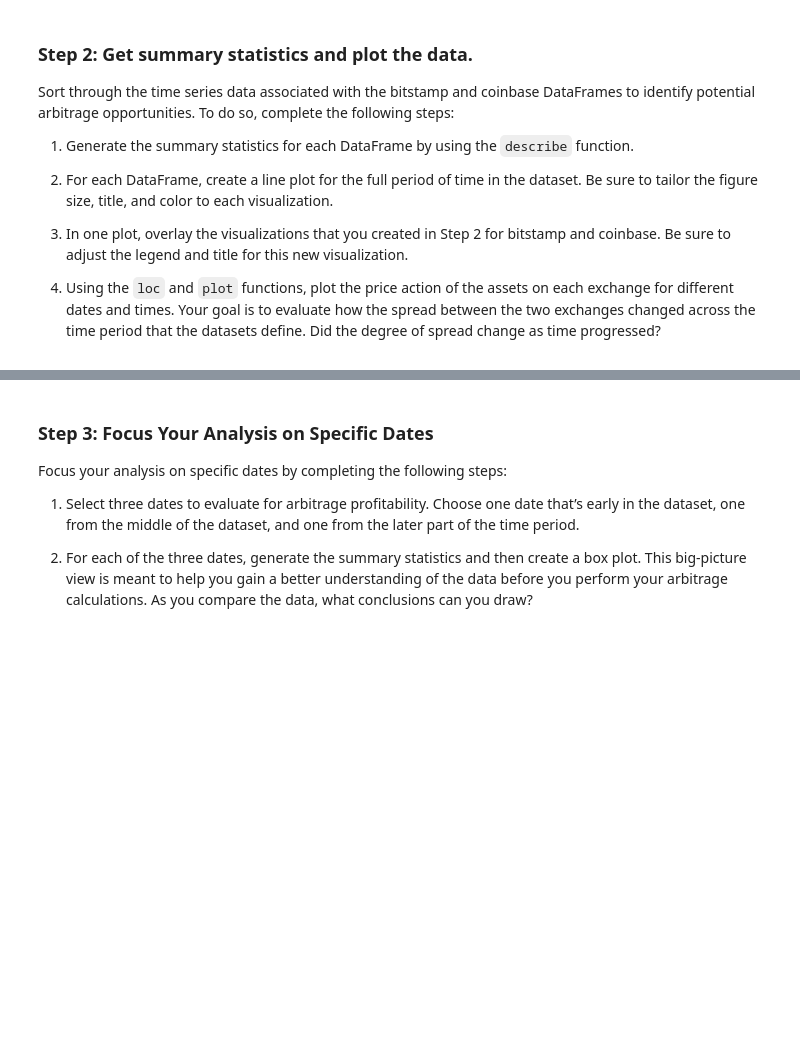
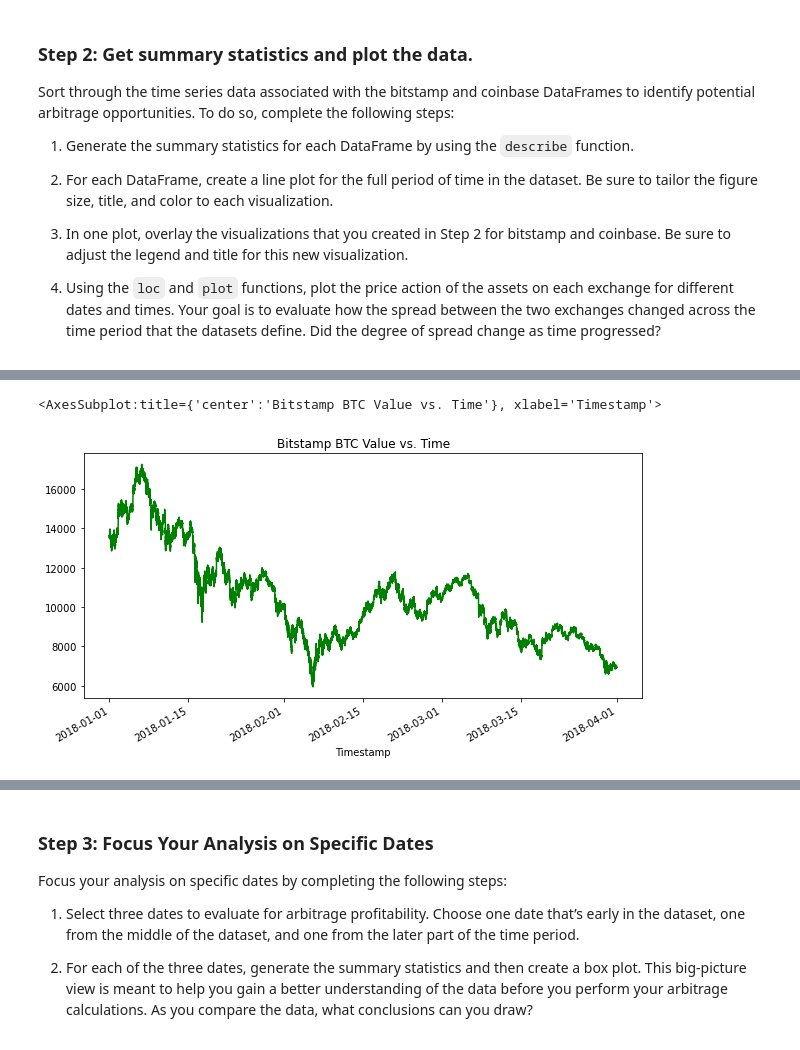
Before and after one commit to davidlp94/03_DLP_Bitcoin_arbitrage_application, a Jupyter notebook: crypto_arbitrage.ipynb, the cells around one changed output, grey strips where cells are left out. Cells and saved outputs as stored; diff of their text form; code cells hidden in the pictures; blank space fills up the shorter version.

```diff
--- a/crypto_arbitrage.ipynb
+++ b/crypto_arbitrage.ipynb
@@ -383,8 +375,8 @@ Select the data you want to analyze. Use `loc` or `iloc` to select the following
 * Close
 # %%
 # Use loc or iloc to select `Timestamp (the index)` and `Close` from bitstamp DataFrame
-bitstamp_sliced = # YOUR CODE HERE
+bitstamp_sliced = bitstamp_df.loc[:, 'Close']
 
 # Review the first five rows of the DataFrame
-# YOUR CODE HERE
+bitstamp_sliced.head()
 # %% [output]
@@ -416,7 +442,10 @@ Sort through the time series data associated with the bitstamp and coinbase Data
 # %%
 # Create a line plot for the bitstamp DataFrame for the full length of time in the dataset
 # Be sure that the figure size, title, and color are tailored to each visualization
-# YOUR CODE HERE
+bitstamp_sliced.plot(figsize=(10, 5), title='Bitstamp BTC Value vs. Time', color='green')
+# %% [output]
+<AxesSubplot:title={'center':'Bitstamp BTC Value vs. Time'}, xlabel='Timestamp'>
+[figure, added]
 # %%
 # Create a line plot for the coinbase DataFrame for the full length of time in the dataset
 # Be sure that the figure size, title, and color are tailored to each visualization
```
Also changed, not shown: parts of 25 cells of this notebook.
